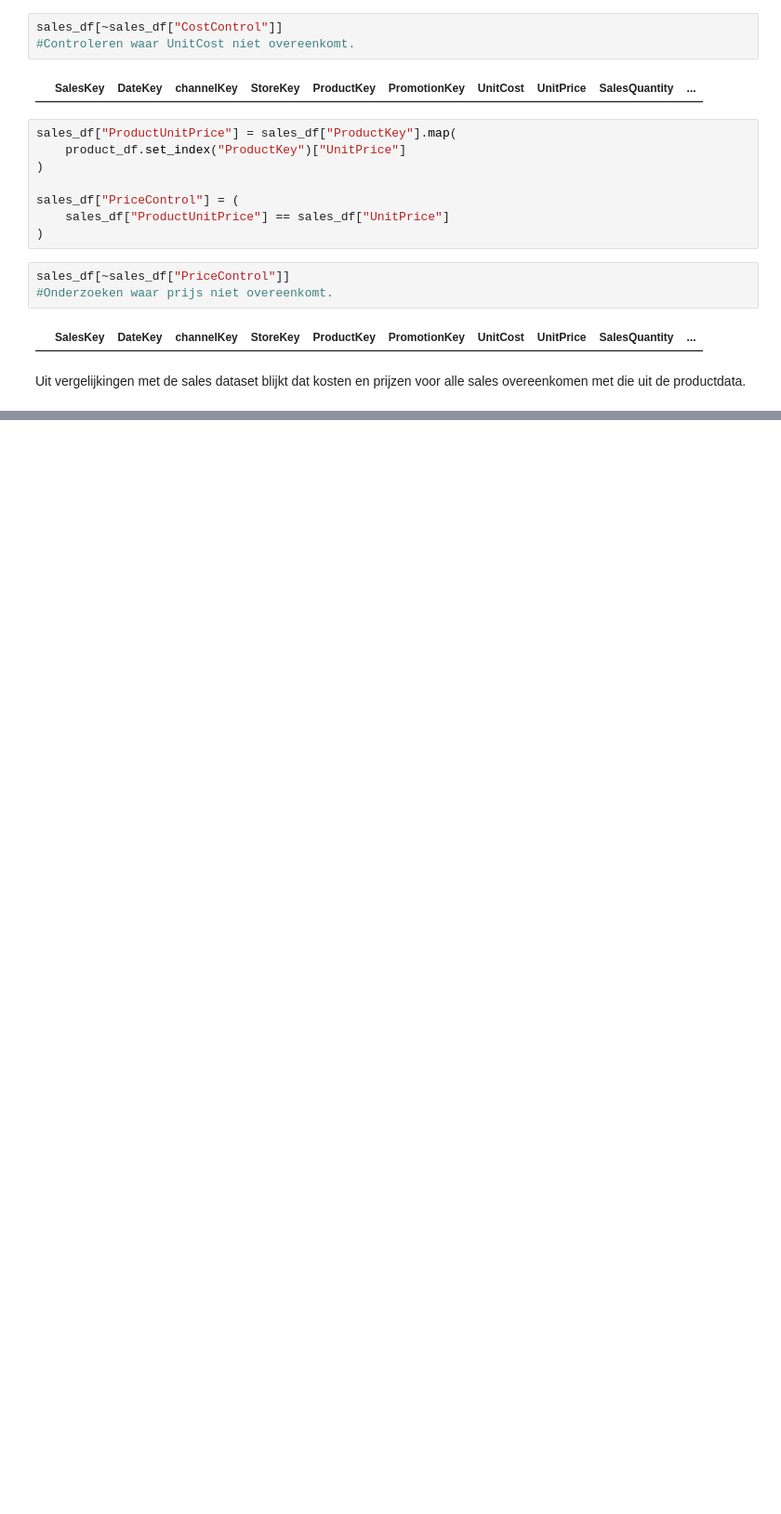
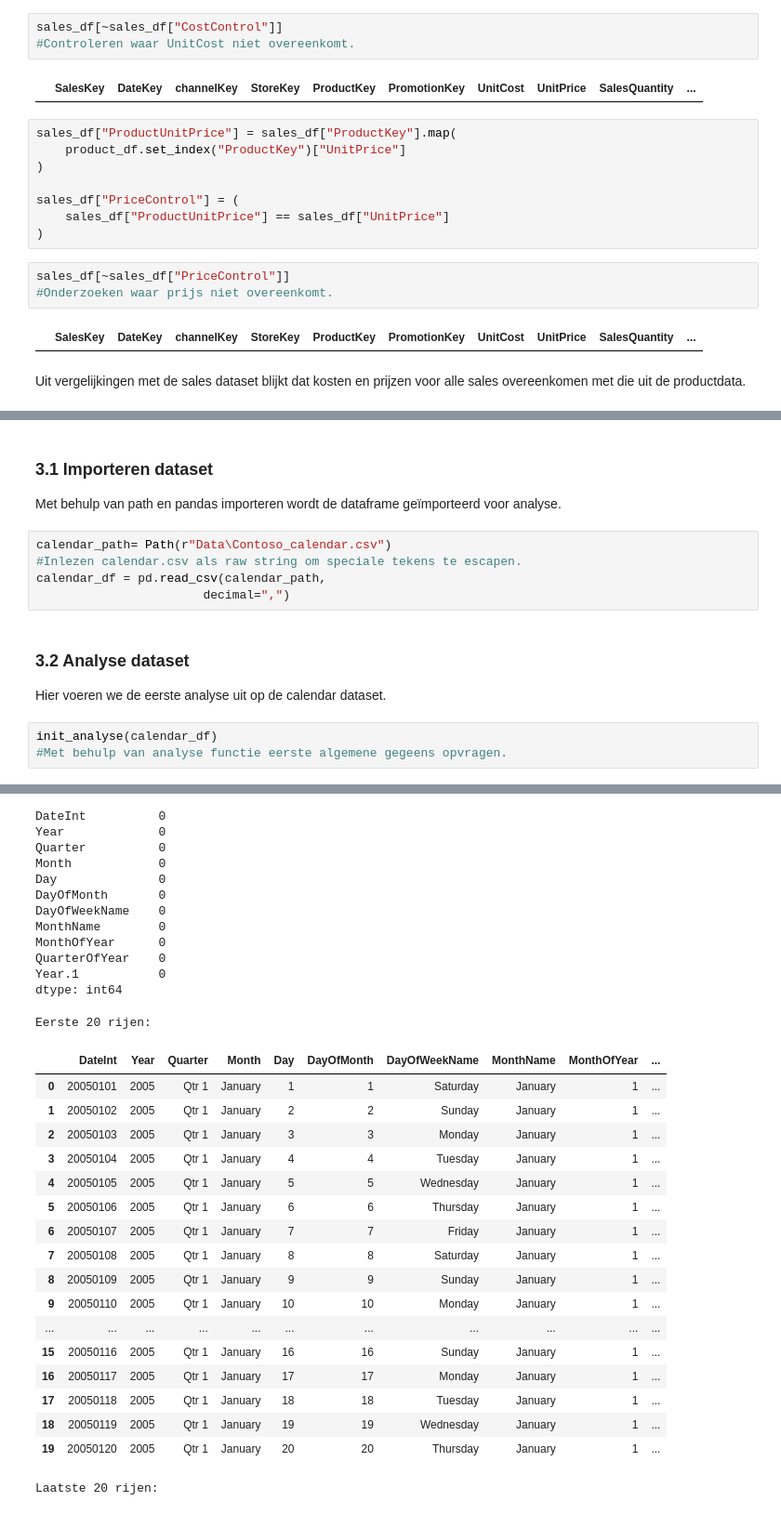
Before and after one commit to Jcpvanbers/Datasets-minor, a Jupyter notebook: Data analyse Contoso.ipynb, the cells around one changed output, grey strips where cells are left out. Shown at 93% size. Cells and saved outputs as stored; diff of their text form; blank space fills up the shorter version.

Commit message:
Analyse tot en met promotions

```diff
--- a/Data analyse Contoso.ipynb
+++ b/Data analyse Contoso.ipynb
@@ -490,0 +514,15 @@ Uit vergelijkingen met de sales dataset blijkt dat kosten en prijzen voor alle s
+# %% [markdown]
+### 3.1 Importeren dataset
+Met behulp van path en pandas importeren wordt de dataframe geïmporteerd voor analyse.
+# %%
+calendar_path= Path(r"Data\Contoso_calendar.csv")
+#Inlezen calendar.csv als raw string om speciale tekens te escapen.
+calendar_df = pd.read_csv(calendar_path,
+                       decimal=",")
+# %% [markdown]
+### 3.2 Analyse dataset
+Hier voeren we de eerste analyse uit op de calendar dataset.
+# %%
+init_analyse(calendar_df)
+#Met behulp van analyse functie eerste algemene gegeens opvragen.
+# %% [output]
@@ -490,0 +546,31 @@ Uit vergelijkingen met de sales dataset blijkt dat kosten en prijzen voor alle s
+DateInt          0
+Year             0
+Quarter          0
+Month            0
+Day              0
+DayOfMonth       0
+DayOfWeekName    0
+MonthName        0
+MonthOfYear      0
+QuarterOfYear    0
+Year.1           0
+dtype: int64
+Eerste 20 rijen:
+|  | DateInt | Year | Quarter | Month | Day | DayOfMonth | DayOfWeekName | MonthName | MonthOfYear | ... |
+| 0 | 20050101 | 2005 | Qtr 1 | January | 1 | 1 | Saturday | January | 1 | ... |
+| 1 | 20050102 | 2005 | Qtr 1 | January | 2 | 2 | Sunday | January | 1 | ... |
+| 2 | 20050103 | 2005 | Qtr 1 | January | 3 | 3 | Monday | January | 1 | ... |
+| 3 | 20050104 | 2005 | Qtr 1 | January | 4 | 4 | Tuesday | January | 1 | ... |
+| 4 | 20050105 | 2005 | Qtr 1 | January | 5 | 5 | Wednesday | January | 1 | ... |
+| 5 | 20050106 | 2005 | Qtr 1 | January | 6 | 6 | Thursday | January | 1 | ... |
+| 6 | 20050107 | 2005 | Qtr 1 | January | 7 | 7 | Friday | January | 1 | ... |
+| 7 | 20050108 | 2005 | Qtr 1 | January | 8 | 8 | Saturday | January | 1 | ... |
+| 8 | 20050109 | 2005 | Qtr 1 | January | 9 | 9 | Sunday | January | 1 | ... |
+| 9 | 20050110 | 2005 | Qtr 1 | January | 10 | 10 | Monday | January | 1 | ... |
+| ... | ... | ... | ... | ... | ... | ... | ... | ... | ... | ... |
+| 15 | 20050116 | 2005 | Qtr 1 | January | 16 | 16 | Sunday | January | 1 | ... |
+| 16 | 20050117 | 2005 | Qtr 1 | January | 17 | 17 | Monday | January | 1 | ... |
+| 17 | 20050118 | 2005 | Qtr 1 | January | 18 | 18 | Tuesday | January | 1 | ... |
+| 18 | 20050119 | 2005 | Qtr 1 | January | 19 | 19 | Wednesday | January | 1 | ... |
+| 19 | 20050120 | 2005 | Qtr 1 | January | 20 | 20 | Thursday | January | 1 | ... |
+Laatste 20 rijen:
```
Also changed, not shown: parts of 37 cells of this notebook, 1 other file.
